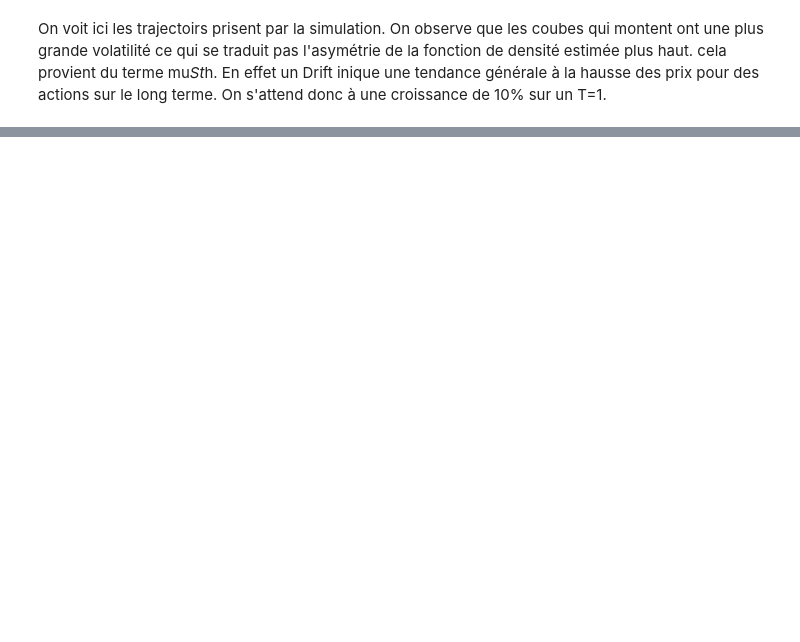
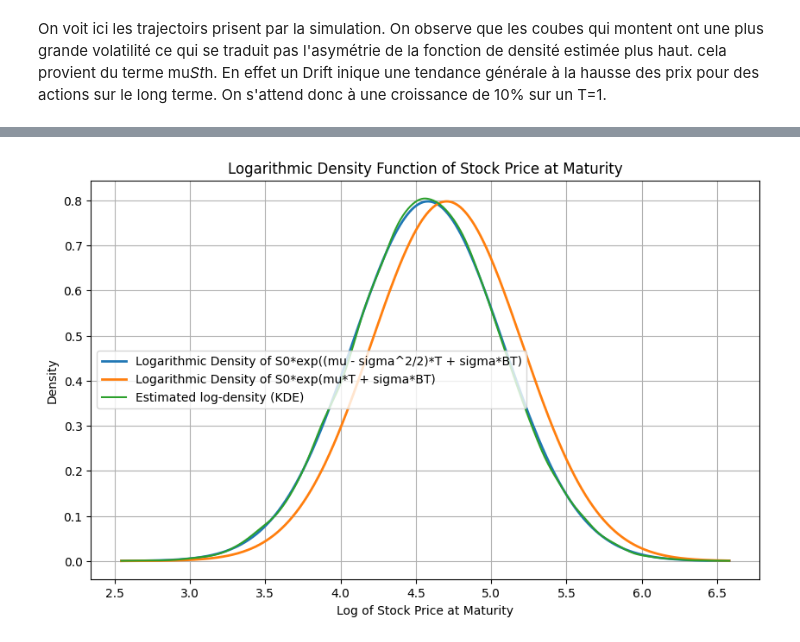
Before and after one commit to malayaan/calcul_sto, a Jupyter notebook: dt2/tp_paul.Ipynb, the cells around one changed output, grey strips where cells are left out. Cells and saved outputs as stored; diff of their text form; code cells hidden in the pictures; blank space fills up the shorter version.

```diff
--- a/dt2/tp_paul.Ipynb
+++ b/dt2/tp_paul.Ipynb
@@ -120,0 +220,31 @@ C'est bien ce que l'on observe. Une volatilité à 0.5 controle les risques: tr
+# %%
+# Let's assume 'S0', 'mu', 'sigma', and 'T' are defined as given in the problem statement.
+S0 = 100
+mu = 0.1
+sigma = 0.5
+T = 1
+
+# Generate a range for the log of stock prices at maturity
+log_stock_price_range = log_price_range
+
+# Calculate the normal density for the log of stock prices
+log_density = norm.pdf(log_stock_price_range, loc=np.log(S0) + mu * T, scale=sigma * np.sqrt(T))
+
+
+# Calculate the normal density for the log of stock prices with adjusted mean
+log_density_adjusted = norm.pdf(log_stock_price_range, loc=np.log(S0) + (mu - 0.5 * sigma**2) * T, scale=sigma * np.sqrt(T))
+
+# Plot the density function for the log of stock prices with adjusted mean
+plt.figure(figsize=(10, 6))
+plt.plot(log_stock_price_range, log_density_adjusted, label='Logarithmic Density of S0*exp((mu - sigma^2/2)*T + sigma*BT)', linewidth=2)
+# Plot the density function for the log of stock prices
+plt.plot(log_stock_price_range, log_density, label='Logarithmic Density of S0*exp(mu*T + sigma*BT)', linewidth=2)
+plt.plot(log_price_range, log_pdf, label='Estimated log-density (KDE)')
+plt.title('Logarithmic Density Function of Stock Price at Maturity')
+plt.xlabel('Log of Stock Price at Maturity')
+plt.ylabel('Density')
+plt.legend()
+plt.grid(True)
+plt.show()
+# %% [output]
+[figure, added]
```
Also changed, not shown: parts of 10 cells of this notebook, 2 other files.
